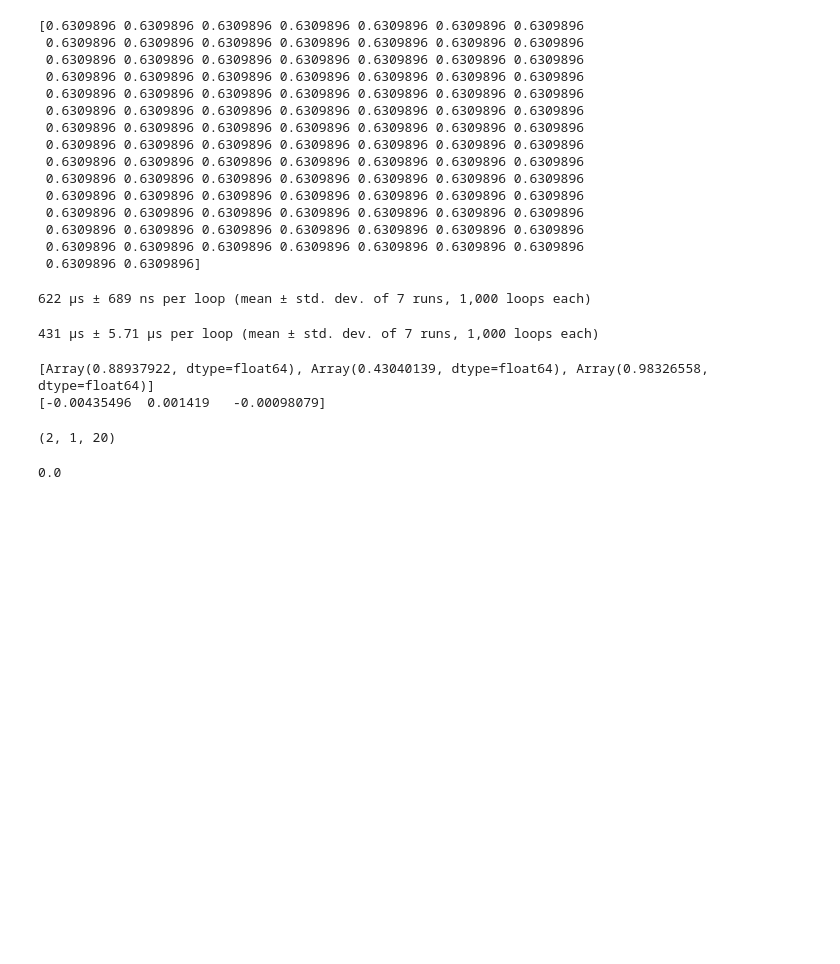
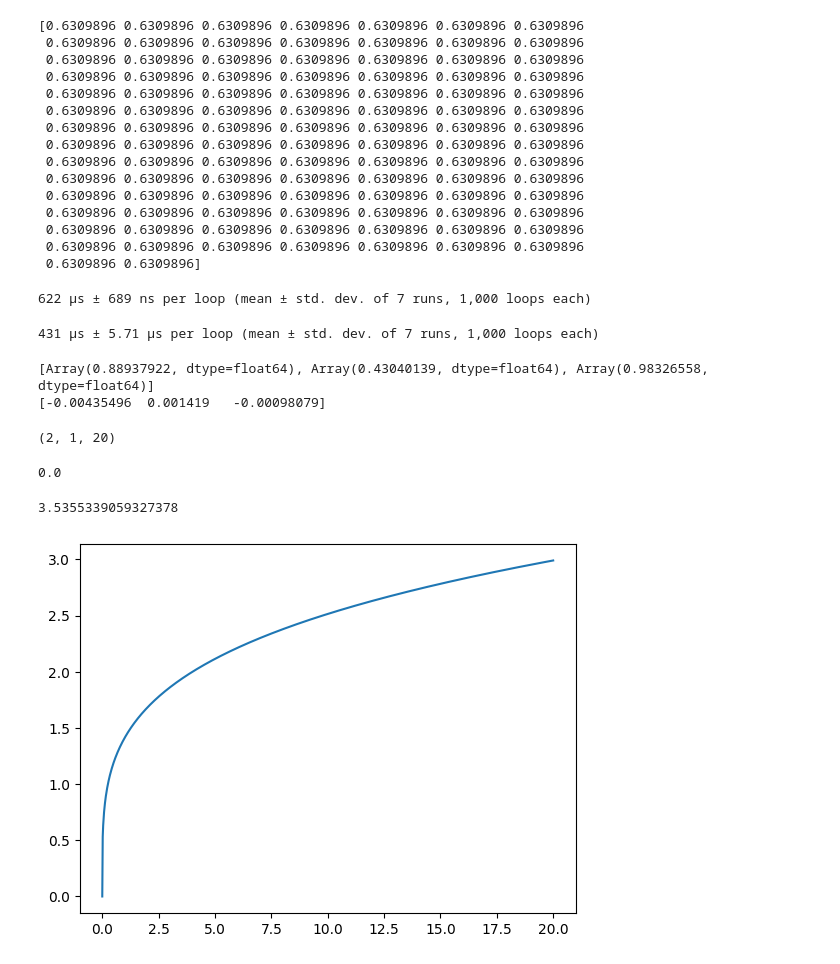
Before and after one commit to rishibbdb/TPN_DeV, a Jupyter notebook: dev/notebooks/testing_convoluted_mpe.ipynb, the cells around one changed output. Cells and saved outputs as stored; diff of their text form; code cells hidden in the pictures; blank space fills up the shorter version.

```diff
--- a/dev/notebooks/testing_convoluted_mpe.ipynb
+++ b/dev/notebooks/testing_convoluted_mpe.ipynb
@@ -207,3 +275,16 @@ y_int = jnp.power(x_int, 2.0)
 print(trapezoid(y_int, x=x_int))
 # %% [output]
 0.0
+# %%
+2.5*np.sqrt(2)
+# %% [output]
+3.5355339059327378
+# %%
+delta = 4.0
+xvals = np.linspace(0.0, 20.0, 1000)
+yvals = (xvals * delta) ** (1/delta)
+
+plt.plot(xvals, yvals)
+plt.show()
+# %% [output]
+[figure, added]
```
Also changed, not shown: parts of 6 cells of this notebook, 6 other files.
